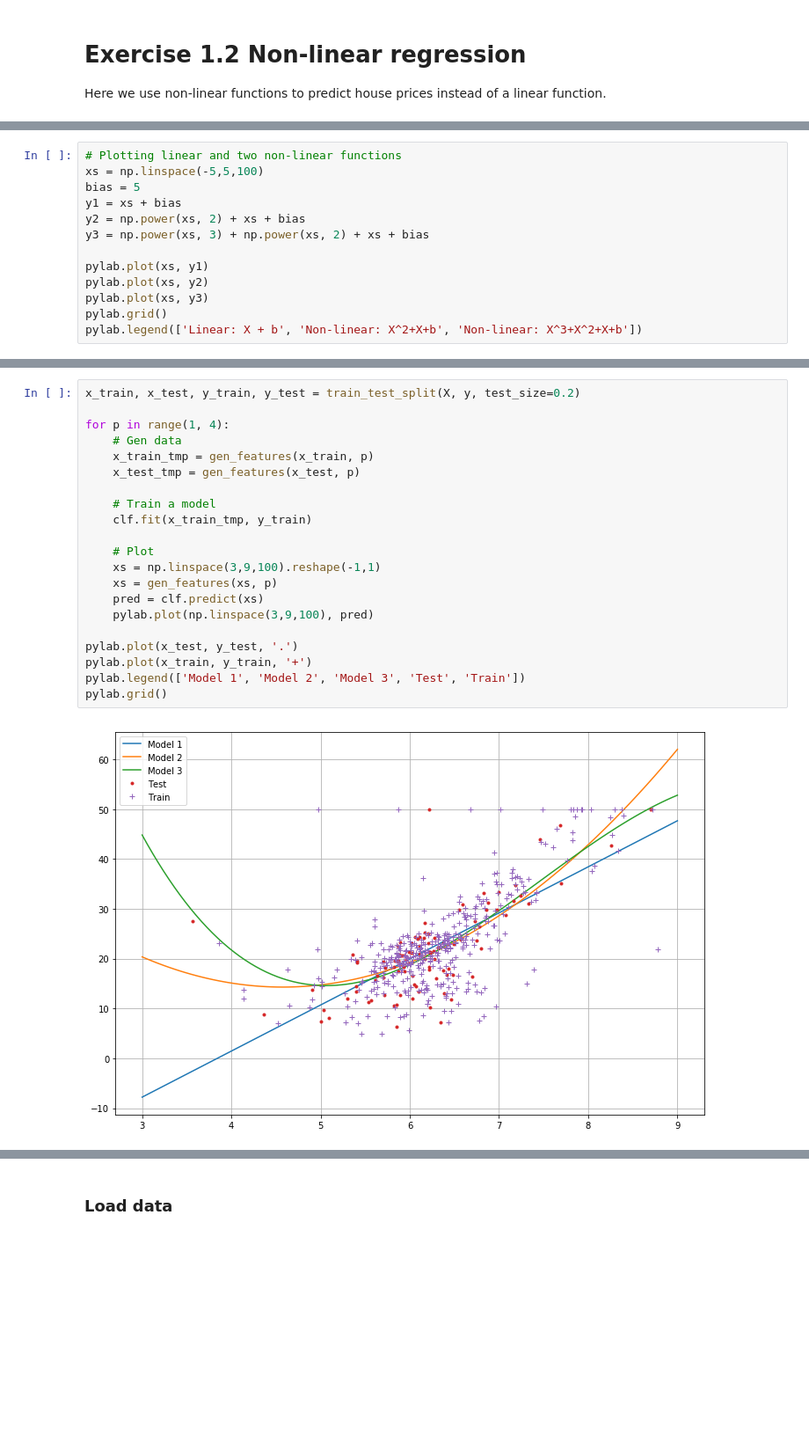
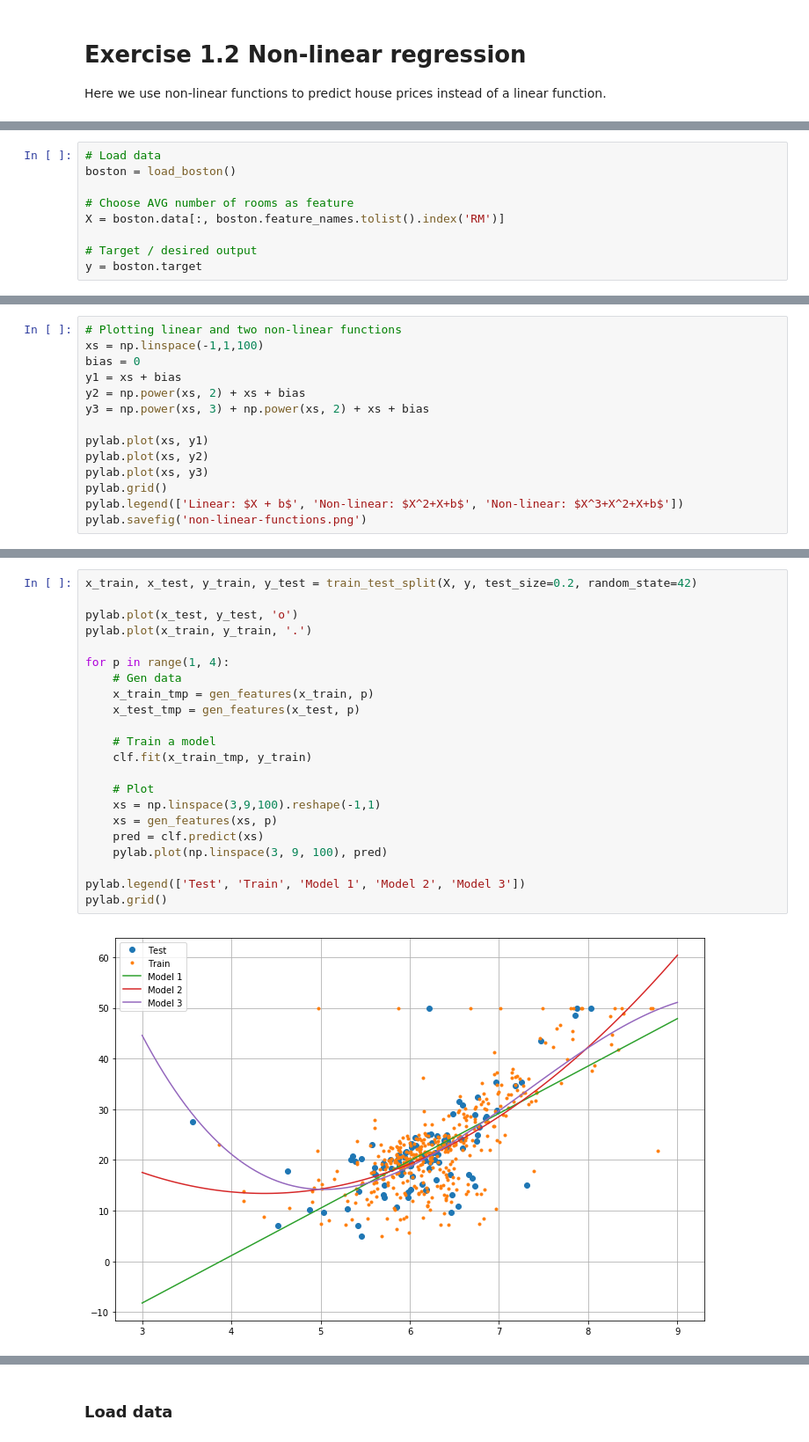
Before and after one commit to futurice/ml-crash-course, a Jupyter notebook: exercises/01_Boston_house_prediction_with_NN.ipynb, the cells around one changed output, grey strips where cells are left out. Shown at 88% size. Cells and saved outputs as stored; diff of their text form; blank space fills up the shorter version.

```diff
--- a/exercises/01_Boston_house_prediction_with_NN.ipynb
+++ b/exercises/01_Boston_house_prediction_with_NN.ipynb
@@ -258,0 +289,9 @@ Here we use non-linear functions to predict house prices instead of a linear fun
+# %%
+# Load data
+boston = load_boston()
+
+# Choose AVG number of rooms as feature
+X = boston.data[:, boston.feature_names.tolist().index('RM')]
+
+# Target / desired output
+y = boston.target
@@ -259,7 +300,7 @@ Here we use non-linear functions to predict house prices instead of a linear fun
 # %%
 # Plotting linear and two non-linear functions
-xs = np.linspace(-5,5,100)
-bias = 5
+xs = np.linspace(-1,1,100)
+bias = 0
 y1 = xs + bias
 y2 = np.power(xs, 2) + xs + bias
 y3 = np.power(xs, 3) + np.power(xs, 2) + xs + bias
@@ -268,5 +309,6 @@ pylab.plot(xs, y1)
 pylab.plot(xs, y2)
 pylab.plot(xs, y3)
 pylab.grid()
-pylab.legend(['Linear: X + b', 'Non-linear: X^2+X+b', 'Non-linear: X^3+X^2+X+b'])
+pylab.legend(['Linear: $X + b$', 'Non-linear: $X^2+X+b$', 'Non-linear: $X^3+X^2+X+b$'])
+pylab.savefig('non-linear-functions.png')
 # %% [output]
@@ -288,23 +326,24 @@ def gen_features(x, n=3):
 # %%
-x_train, x_test, y_train, y_test = train_test_split(X, y, test_size=0.2)
+x_train, x_test, y_train, y_test = train_test_split(X, y, test_size=0.2, random_state=42)
+
+pylab.plot(x_test, y_test, 'o')
+pylab.plot(x_train, y_train, '.')
 
 for p in range(1, 4):
     # Gen data
     x_train_tmp = gen_features(x_train, p)
     x_test_tmp = gen_features(x_test, p)
 
     # Train a model
     clf.fit(x_train_tmp, y_train)
 
     # Plot
     xs = np.linspace(3,9,100).reshape(-1,1)
     xs = gen_features(xs, p)
     pred = clf.predict(xs)
-    pylab.plot(np.linspace(3,9,100), pred)
+    pylab.plot(np.linspace(3, 9, 100), pred)
 
-pylab.plot(x_test, y_test, '.')
-pylab.plot(x_train, y_train, '+')
-pylab.legend(['Model 1', 'Model 2', 'Model 3', 'Test', 'Train'])
+pylab.legend(['Test', 'Train', 'Model 1', 'Model 2', 'Model 3'])
 pylab.grid()
 # %% [output]
-[figure, old version]
+[figure, new version]
```
Also changed, not shown: parts of 64 cells of this notebook.
